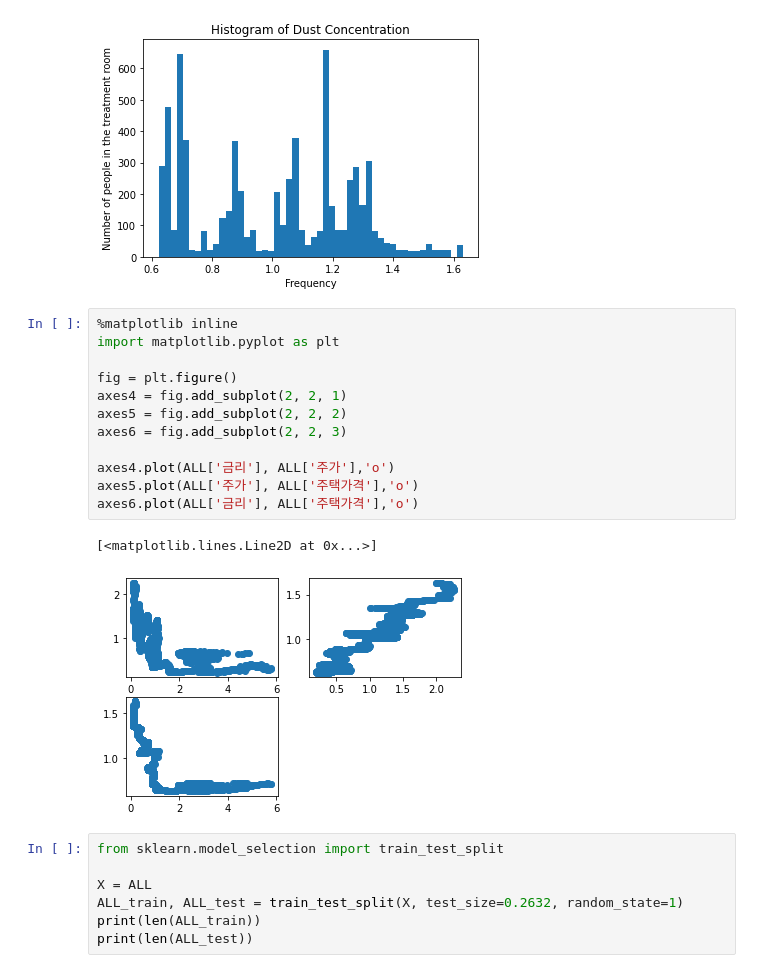
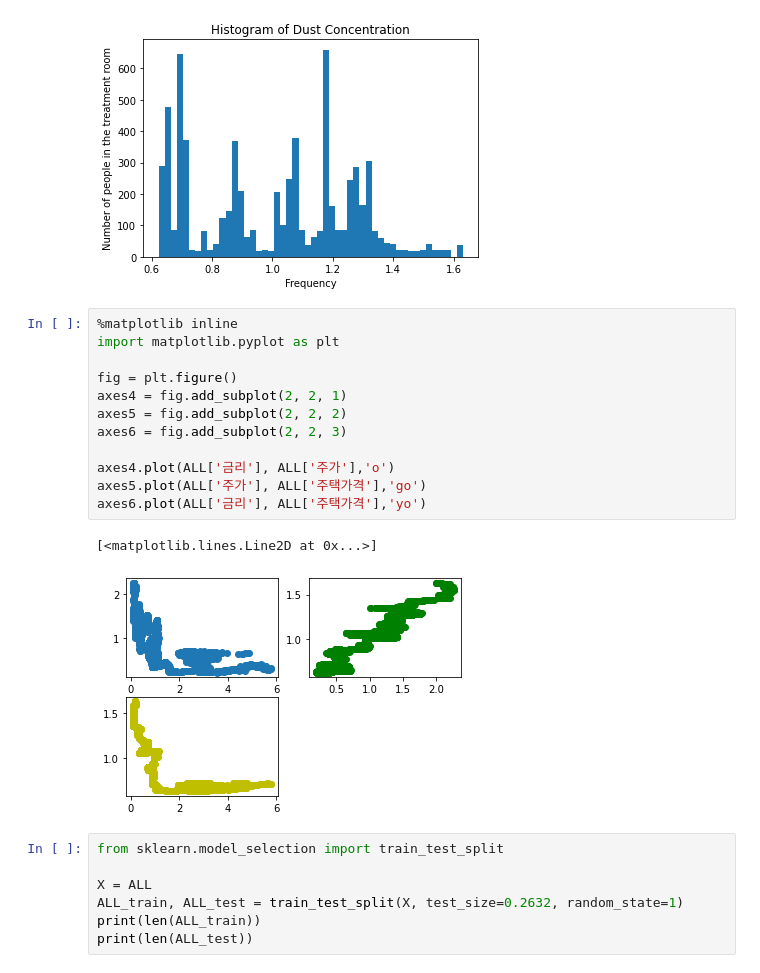
Before and after one commit to SeongYeonUk/CBNU_Open_Source_Project, a Jupyter notebook: 오픈소스_기말과제_금융_성연욱_2020038010.ipynb, the cells around one changed output. Drawn from its saved outputs; the diff is of its cells as text.

```diff
--- a/오픈소스_기말과제_금융_성연욱_2020038010.ipynb
+++ b/오픈소스_기말과제_금융_성연욱_2020038010.ipynb
@@ -446,18 +446,18 @@ Text(0, 0.5, 'Number of people in the treatment room')
 # %%
 %matplotlib inline
 import matplotlib.pyplot as plt
 
 fig = plt.figure()
 axes4 = fig.add_subplot(2, 2, 1)
 axes5 = fig.add_subplot(2, 2, 2)
 axes6 = fig.add_subplot(2, 2, 3)
 
 axes4.plot(ALL['금리'], ALL['주가'],'o')
-axes5.plot(ALL['주가'], ALL['주택가격'],'o')
-axes6.plot(ALL['금리'], ALL['주택가격'],'o')
+axes5.plot(ALL['주가'], ALL['주택가격'],'go')
+axes6.plot(ALL['금리'], ALL['주택가격'],'yo')
 # %% [output]
 [<matplotlib.lines.Line2D at 0x...>]
-[figure, old version]
+[figure, new version]
 # %%
 from sklearn.model_selection import train_test_split
 
```
Also changed, not shown: parts of 1 cell of this notebook.
